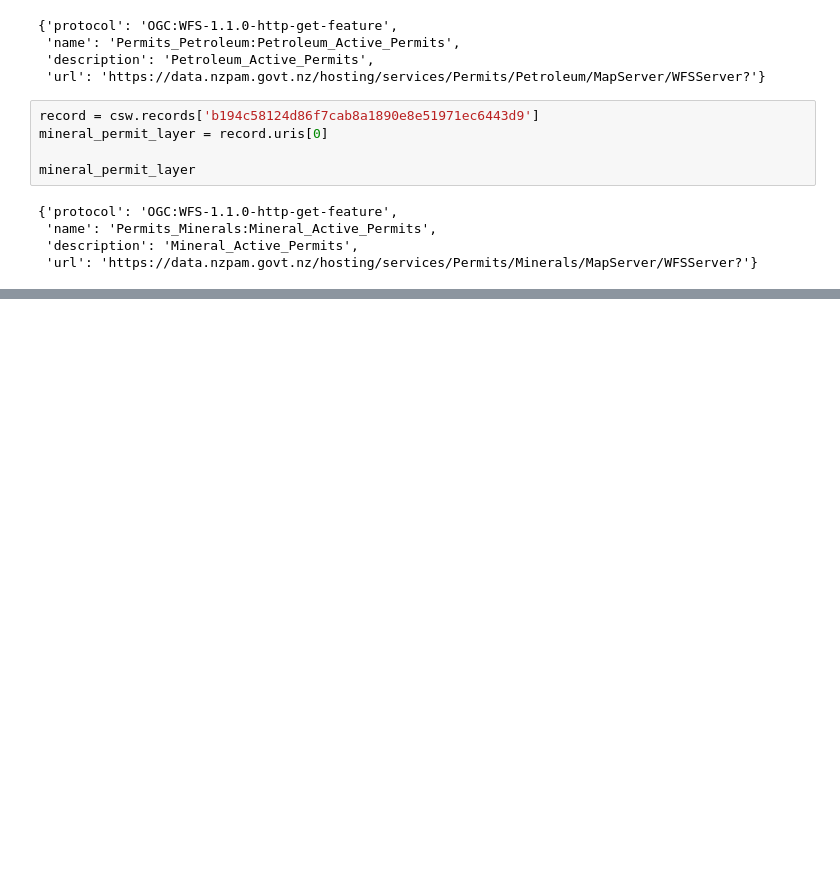
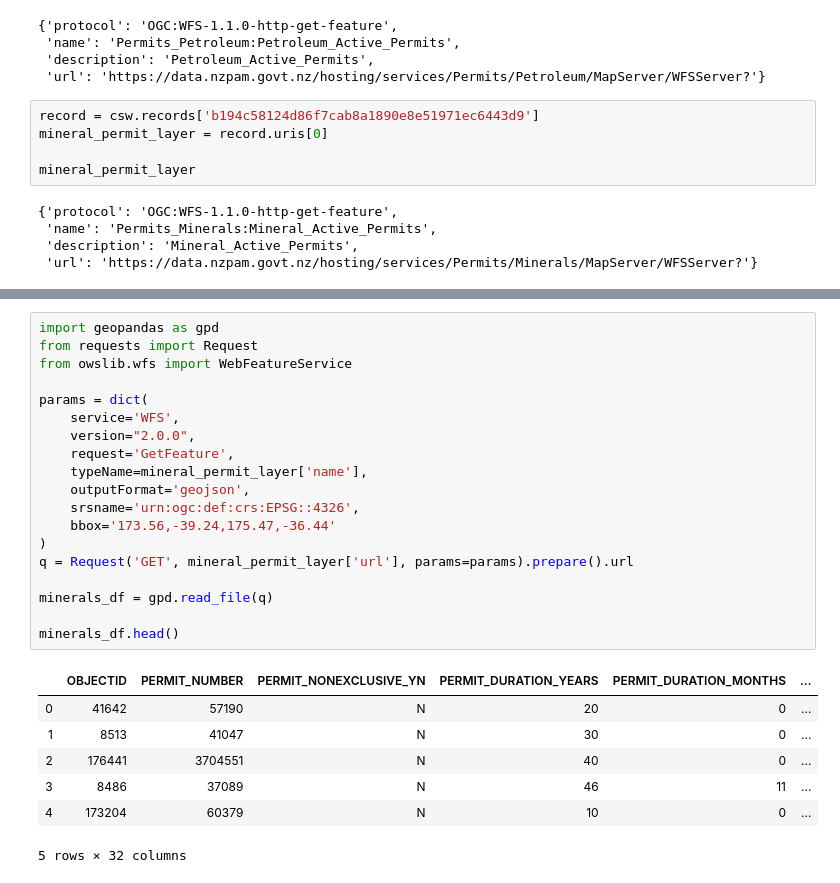
Before and after one commit to VenkataramananSelvaraju/Jupyter-Notebooks, a Jupyter notebook: Use Case/Use Case 3.ipynb, the cells around one changed output, grey strips where cells are left out. Drawn from its saved outputs; the diff is of its cells as text; blank space fills up the shorter version.

```diff
--- a/Use Case/Use Case 3.ipynb
+++ b/Use Case/Use Case 3.ipynb
@@ -129,3 +128,30 @@ m.add_control(LayersControl())
 m
 # %% [output]
 Map(basemap={'url': 'https://{s}.tile.openstreetmap.org/{z}/{x}/{y}.png', 'max_zoom': 19, 'attribution': 'Map …
+# %%
+import geopandas as gpd
+from requests import Request
+from owslib.wfs import WebFeatureService
+
+params = dict(
+    service='WFS',
+    version="2.0.0",
+    request='GetFeature',
+    typeName=mineral_permit_layer['name'],
+    outputFormat='geojson',
+    srsname='urn:ogc:def:crs:EPSG::4326',
+    bbox='173.56,-39.24,175.47,-36.44'
+)
+q = Request('GET', mineral_permit_layer['url'], params=params).prepare().url
+
+minerals_df = gpd.read_file(q)
+
+minerals_df.head()
+# %% [output]
+|  | OBJECTID | PERMIT_NUMBER | PERMIT_NONEXCLUSIVE_YN | PERMIT_DURATION_YEARS | PERMIT_DURATION_MONTHS | ... |
+| 0 | 41642 | 57190 | N | 20 | 0 | ... |
+| 1 | 8513 | 41047 | N | 30 | 0 | ... |
+| 2 | 176441 | 3704551 | N | 40 | 0 | ... |
+| 3 | 8486 | 37089 | N | 46 | 11 | ... |
+| 4 | 173204 | 60379 | N | 10 | 0 | ... |
+5 rows × 32 columns
```
Also changed, not shown: parts of 12 cells of this notebook, 1 other file.
